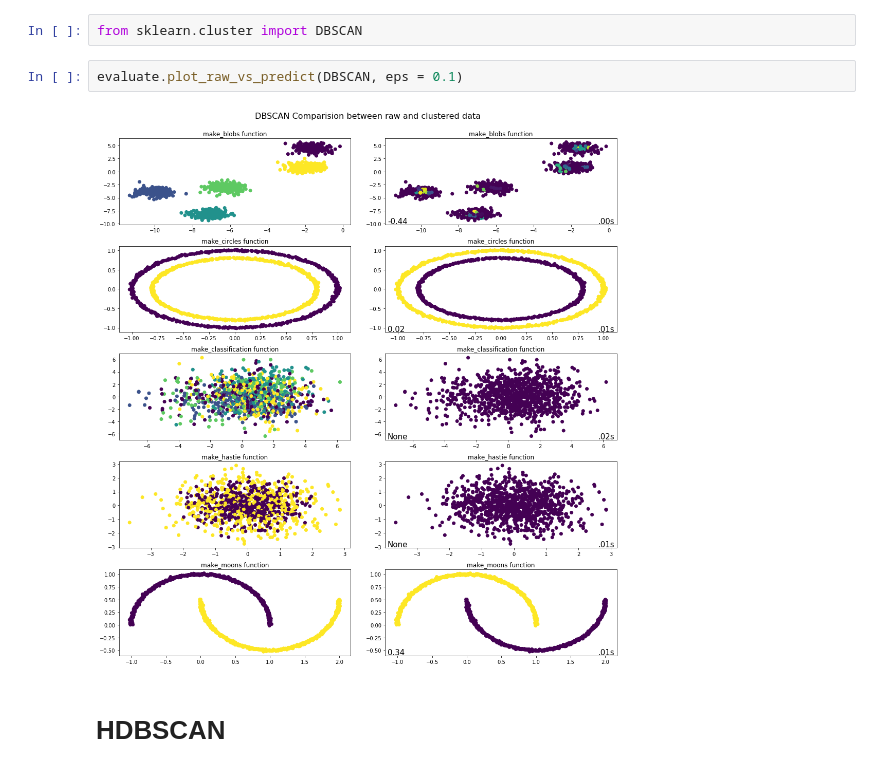
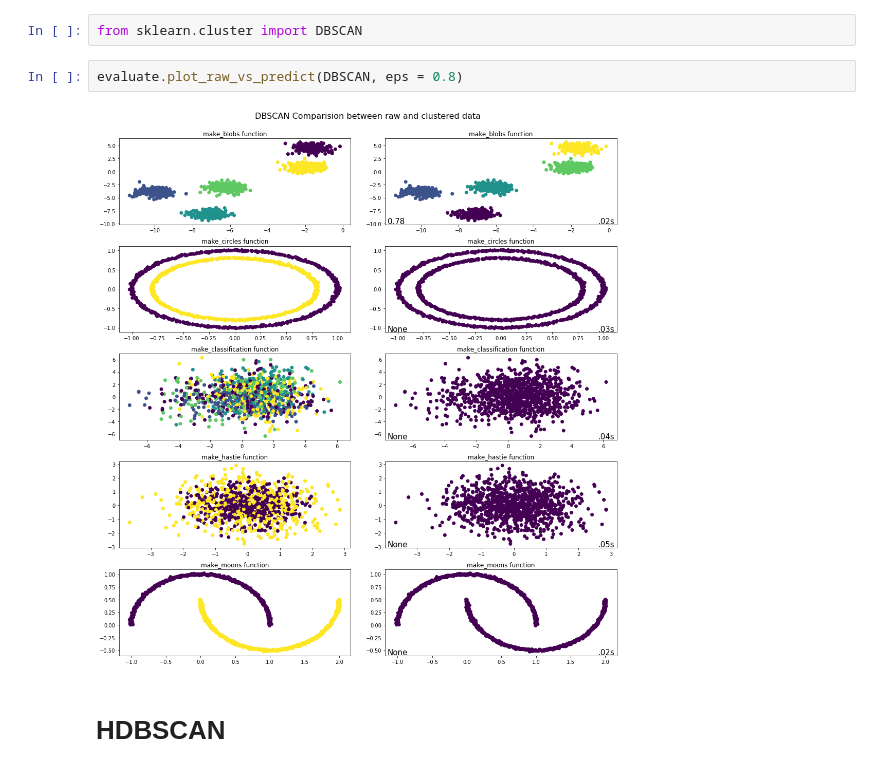
Before and after one commit to Estreuselito/Deus_ex_machina, a Jupyter notebook: Mini-Project/Clustering.ipynb, the cells around one changed output. Cells and saved outputs as stored; diff of their text form.

```diff
--- a/Mini-Project/Clustering.ipynb
+++ b/Mini-Project/Clustering.ipynb
@@ -23,9 +67,9 @@ evaluate.plot_raw_vs_predict(GaussianMixture, init_params='kmeans', max_iter = 1
 # %%
 from sklearn.cluster import DBSCAN
 # %%
-evaluate.plot_raw_vs_predict(DBSCAN, eps = 0.1)
+evaluate.plot_raw_vs_predict(DBSCAN, eps = 0.8)
 # %% [output]
-[figure, old version]
+[figure, new version]
 # %% [markdown]
 # HDBSCAN
 # %%
```
Also changed, not shown: parts of 11 cells of this notebook.
